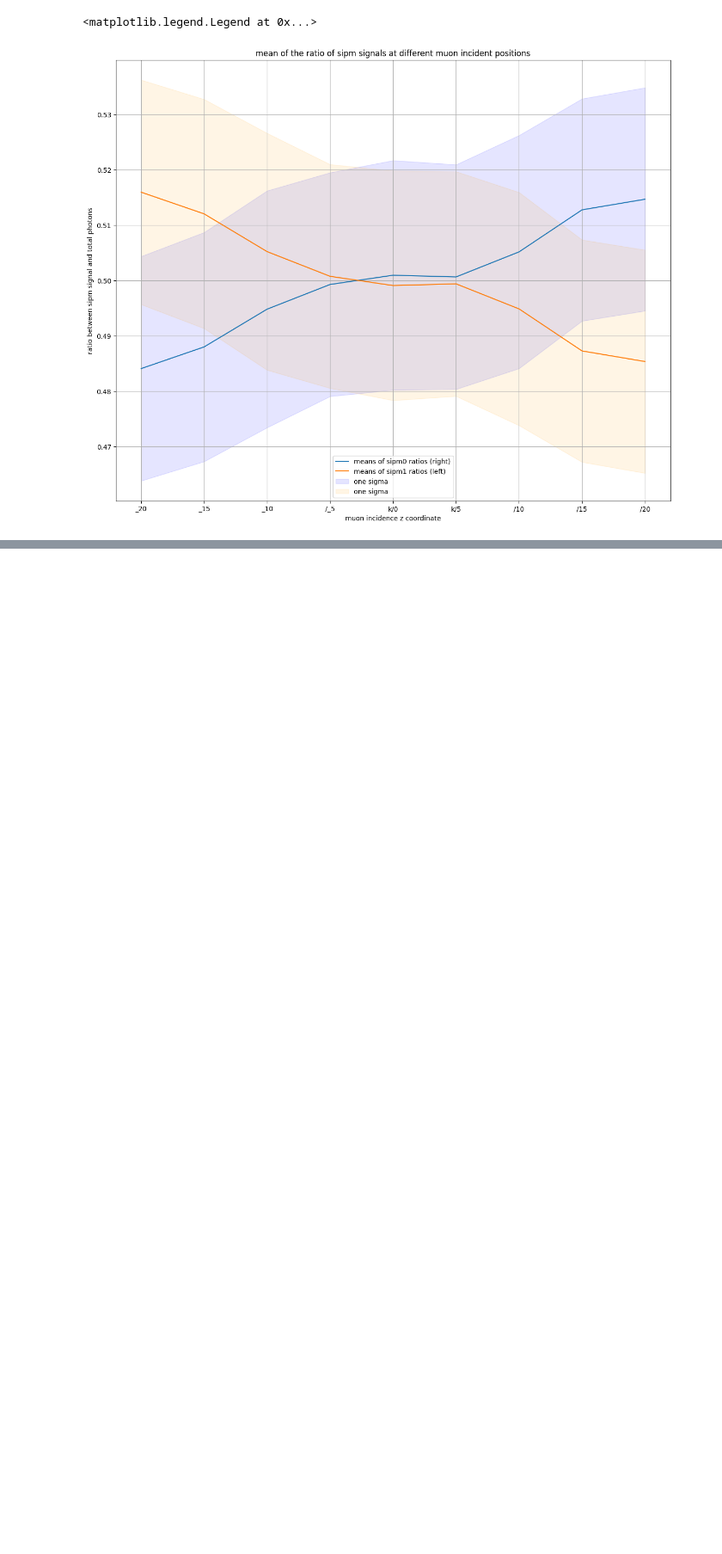
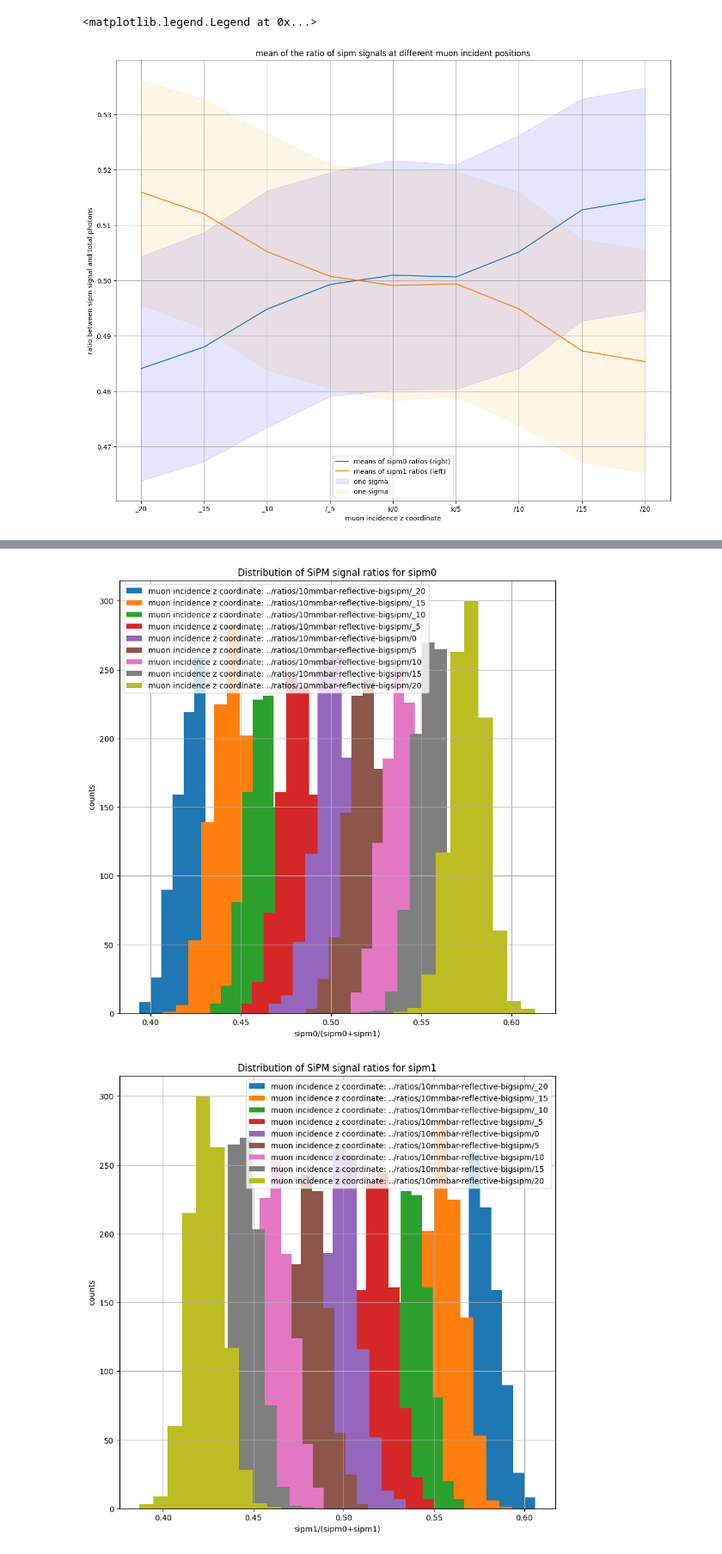
Before and after one commit to fruth-manenti-lab/cosmic-geant, a Jupyter notebook: analysis/analysisnew.ipynb, the cells around one changed output, grey strips where cells are left out. Shown at 86% size. Saved outputs shown, nothing was run; the diff lists cells and outputs as text; code cells hidden in the pictures; blank space fills up the shorter version.

```diff
--- a/analysis/analysisnew.ipynb
+++ b/analysis/analysisnew.ipynb
@@ -345,0 +426,12 @@ ax.legend()
+# %%
+DATADIR = '../ratios/10mmbar-reflective-bigsipm/'
+#DIRS = [DATADIR+i for i in ["_25", "_20", "_15", "_10", "_5", "0", "5", "10", "15", "20", "25"]]
+DIRS = [DATADIR+i for i in ["_20", "_15", "_10", "_5", "0", "5", "10", "15", "20"]]
+# %%
+beegCounts = [[] for i in DIRS]
+for dir in range(len(DIRS)):
+    print(DIRS[dir])
+    for file in os.listdir(DIRS[dir]):
+        file_path = DIRS[dir] + "/"+file
+        counts = countsReturner(file_path)
+        beegCounts[dir] += counts
@@ -345,0 +448,32 @@ ax.legend()
+# %%
+beegRatios = [[] for i in DIRS]
+for i in range(len(beegCounts)):
+    for event in beegCounts[i]:
+        ratio0 = event[1]/(event[1]+event[2])
+        ratio1 = event[2]/(event[1]+event[2])
+        beegRatios[i].append([ratio0, ratio1])
+# %%
+x_axis = DIRS
+fig, ax = plt.subplots()
+fig.set_size_inches(10, 10)
+for i in range(len(beegRatios)):
+    ax.hist([j[0] for j in beegRatios[i]], label=f"muon incidence z coordinate: {x_axis[i]}")
+ax.set_xlabel('sipm0/(sipm0+sipm1)')
+ax.set_ylabel("counts")
+ax.set_title("Distribution of SiPM signal ratios for sipm0")
+ax.legend()
+ax.grid()
+
+
+fig, ax = plt.subplots()
+fig.set_size_inches(10, 10)
+for i in range(len(beegRatios)):
+    ax.hist([j[1] for j in beegRatios[i]], label=f"muon incidence z coordinate: {x_axis[i]}")
+ax.set_xlabel('sipm1/(sipm0+sipm1)')
+ax.set_ylabel("counts")
+ax.set_title("Distribution of SiPM signal ratios for sipm1")
+ax.legend()
+ax.grid()
+# %% [output]
+[figure, added]
+[figure, added]
```
Also changed, not shown: parts of 25 cells of this notebook, 3 other files.
